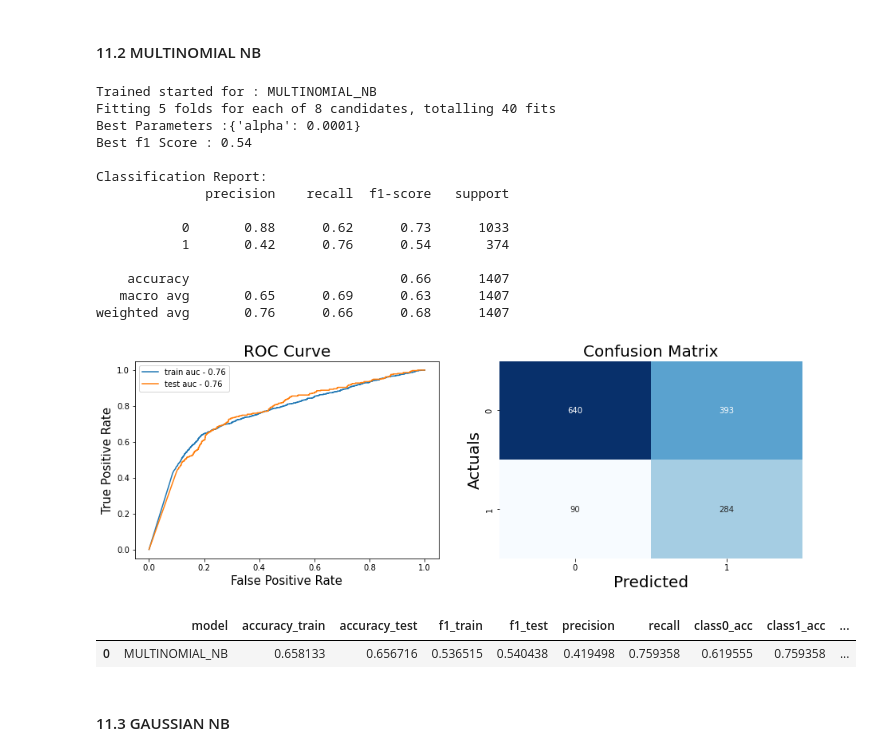
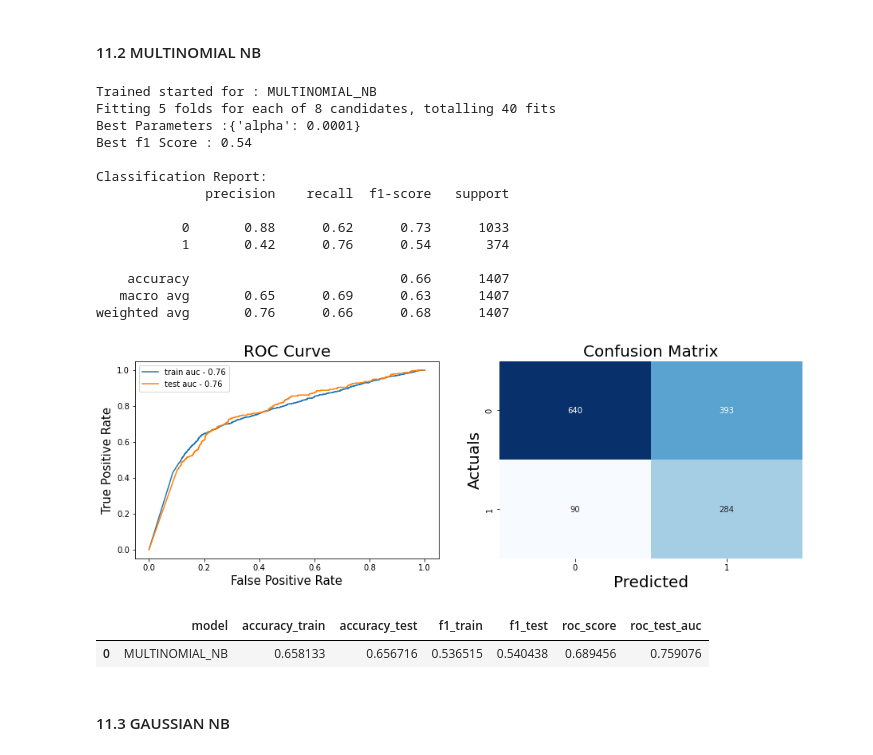
Before and after one commit to SravaniRVS/DATA-606, a Jupyter notebook: Teleco_Customer_Churn.ipynb, the cells around one changed output. Cells and saved outputs as stored; diff of their text form; code cells hidden in the pictures.

```diff
--- a/Teleco_Customer_Churn.ipynb
+++ b/Teleco_Customer_Churn.ipynb
@@ -774,12 +774,8 @@ def evaluate_model(model_name, model, X_train, X_test, y_train, y_test):
         'accuracy_test': [accuracy],
         'f1_train' : [f1_tr],
         'f1_test': [f1],
-        'precision': [precision],
-        'recall': [recall],
-        'class0_acc': [class0_acc],
-        'class1_acc': [class1_acc],
         'roc_score': [roc_score],
-        'auc': [auc]
+        'roc_test_auc': [auc]
     })
 # %%
 def validation_plots(model, X_train, X_test, y_train, y_test):
@@ -861,36 +857,36 @@ weighted avg       0.75      0.76      0.75      1407
 model_mnb = MultinomialNB()
 
 mnb_param_grid = {"alpha" : [0.0001, 0.001, 0.01, 0.1, 1, 10, 100, 1000]}
 
 best_model_mnb = model_training('MULTINOMIAL_NB', model_mnb, mnb_param_grid, X_train_le,
                                 Y_train_le, random=False, scoring='f1')
 
 mnb_scores = evaluate_model('MULTINOMIAL_NB', best_model_mnb, X_train_le, X_test_le, Y_train_le, Y_test_le)
-mnb_scores['data'] = ['RFE']
+
 
 joblib.dump(best_model_mnb, 'MultinomialNB')
 
 validation_plots(best_model_mnb, X_train_le, X_test_le, Y_train_le, Y_test_le)
 
 mnb_scores
 # %% [output]
 Trained started for : MULTINOMIAL_NB
 Fitting 5 folds for each of 8 candidates, totalling 40 fits
 Best Parameters :{'alpha': 0.0001}
 Best f1 Score : 0.54
 
 Classification Report:
               precision    recall  f1-score   support
 
            0       0.88      0.62      0.73      1033
            1       0.42      0.76      0.54       374
 
     accuracy                           0.66      1407
    macro avg       0.65      0.69      0.63      1407
 weighted avg       0.76      0.66      0.68      1407
 [figure]
-|  | model | accuracy_train | accuracy_test | f1_train | f1_test | precision | recall | class0_acc | class1_acc | ... |
-| 0 | MULTINOMIAL_NB | 0.658133 | 0.656716 | 0.536515 | 0.540438 | 0.419498 | 0.759358 | 0.619555 | 0.759358 | ... |
+|  | model | accuracy_train | accuracy_test | f1_train | f1_test | roc_score | roc_test_auc |
+| 0 | MULTINOMIAL_NB | 0.658133 | 0.656716 | 0.536515 | 0.540438 | 0.689456 | 0.759076 |
 # %% [markdown]
 #### 11.3 GAUSSIAN NB
 # %%
```
Also changed, not shown: parts of 9 cells of this notebook.
